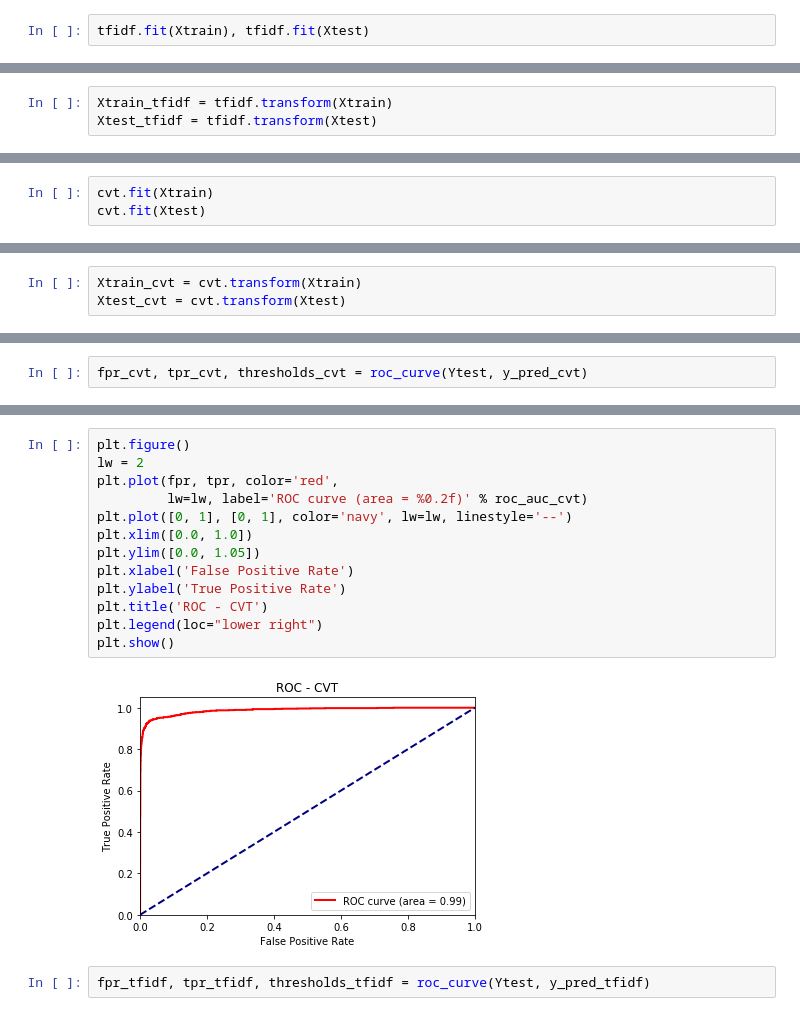
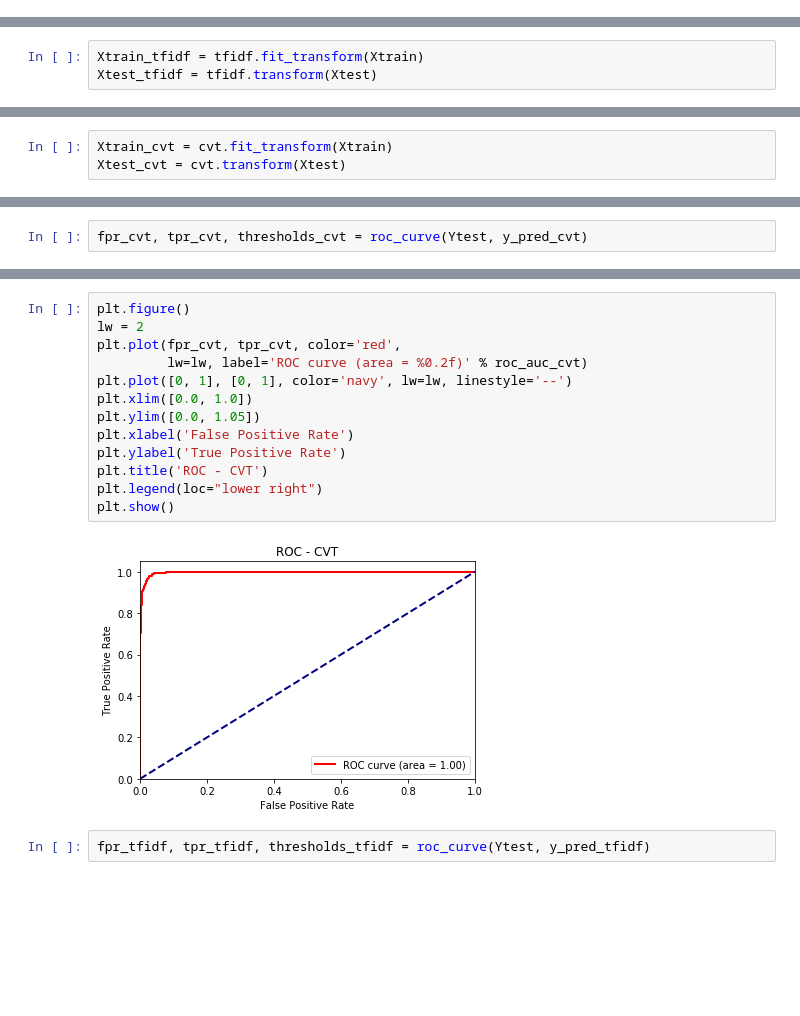
Before and after one commit to AkiraOkuno/Fake_News, a Jupyter notebook: Classification/NLP_TitleClassifier.ipynb, the cells around one changed output, grey strips where cells are left out. Drawn from its saved outputs; the diff is of its cells as text; blank space fills up the shorter version.

```diff
--- a/Classification/NLP_TitleClassifier.ipynb
+++ b/Classification/NLP_TitleClassifier.ipynb
@@ -72,5 +131,3 @@ pt_stopwords = set(nltk.corpus.stopwords.words('portuguese'))
 tfidf = TfidfVectorizer(min_df = 3, strip_accents = 'unicode', max_features = 3000,
                         analyzer = 'word', token_pattern = '\w{1,}',
                         ngram_range = (1,3), sublinear_tf = 1, stop_words = pt_stopwords)
-# %%
-tfidf.fit(Xtrain), tfidf.fit(Xtest)
@@ -92,3 +134,3 @@ tfidf.fit(Xtrain), tfidf.fit(Xtest)
 # %%
-Xtrain_tfidf = tfidf.transform(Xtrain)
+Xtrain_tfidf = tfidf.fit_transform(Xtrain)
 Xtest_tfidf = tfidf.transform(Xtest)
@@ -381,6 +431,3 @@ from sklearn.feature_extraction.text import CountVectorizer
 # %%
 cvt = CountVectorizer(analyzer='word',token_pattern=r'\w{1,}',
             ngram_range=(1, 3), stop_words = pt_stopwords)
-# %%
-cvt.fit(Xtrain)
-cvt.fit(Xtest)
@@ -395,5 +434,5 @@ CountVectorizer(analyzer='word', binary=False, decode_error='strict',
 # %%
-Xtrain_cvt = cvt.transform(Xtrain)
+Xtrain_cvt = cvt.fit_transform(Xtrain)
 Xtest_cvt = cvt.transform(Xtest)
 # %%
 classif2 = LogisticRegression()
@@ -719,18 +758,18 @@ roc_auc_cvt
 # %%
 plt.figure()
 lw = 2
-plt.plot(fpr, tpr, color='red',
+plt.plot(fpr_cvt, tpr_cvt, color='red',
          lw=lw, label='ROC curve (area = %0.2f)' % roc_auc_cvt)
 plt.plot([0, 1], [0, 1], color='navy', lw=lw, linestyle='--')
 plt.xlim([0.0, 1.0])
 plt.ylim([0.0, 1.05])
 plt.xlabel('False Positive Rate')
 plt.ylabel('True Positive Rate')
 plt.title('ROC - CVT')
 plt.legend(loc="lower right")
 plt.show()
 # %% [output]
-[figure, old version]
+[figure, new version]
 # %%
 fpr_tfidf, tpr_tfidf, thresholds_tfidf = roc_curve(Ytest, y_pred_tfidf)
 # %%
```
Also changed, not shown: parts of 88 cells of this notebook.
